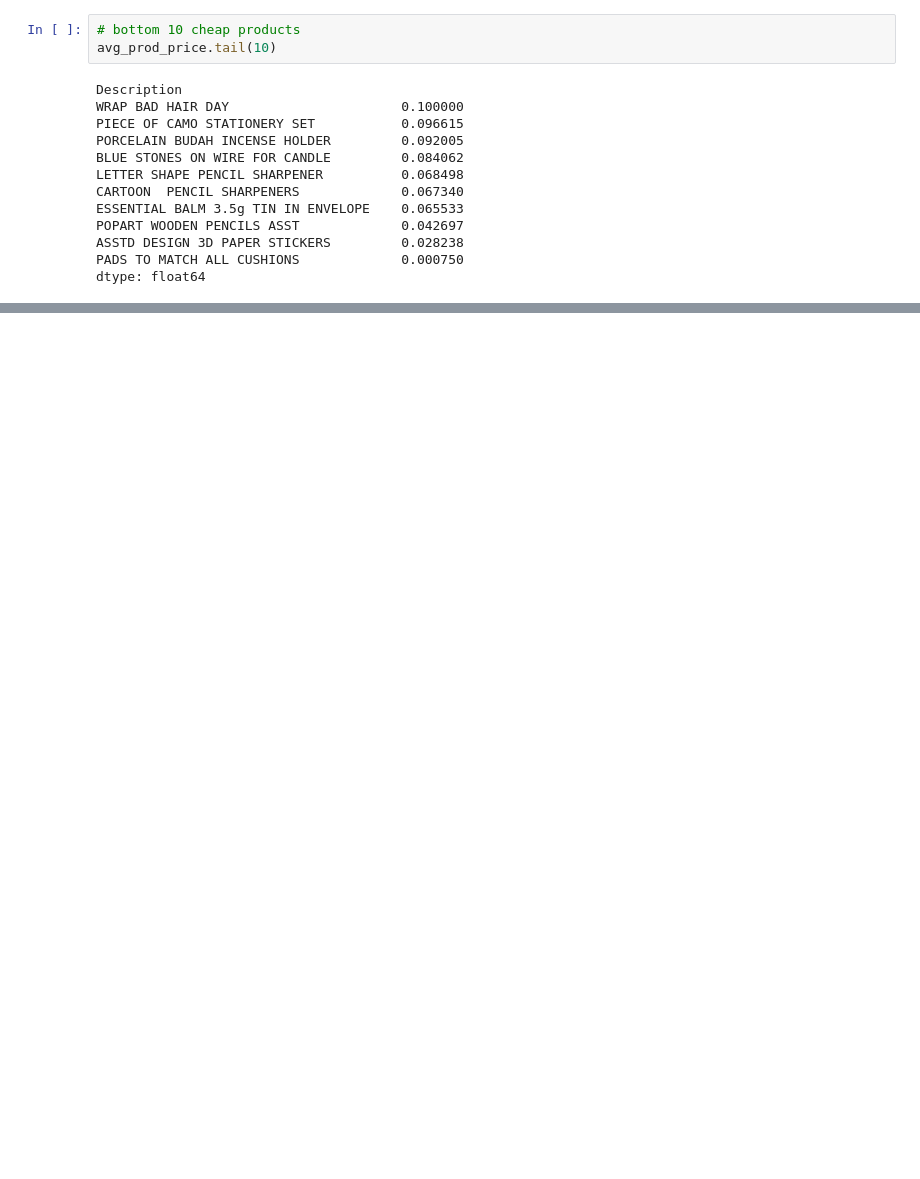
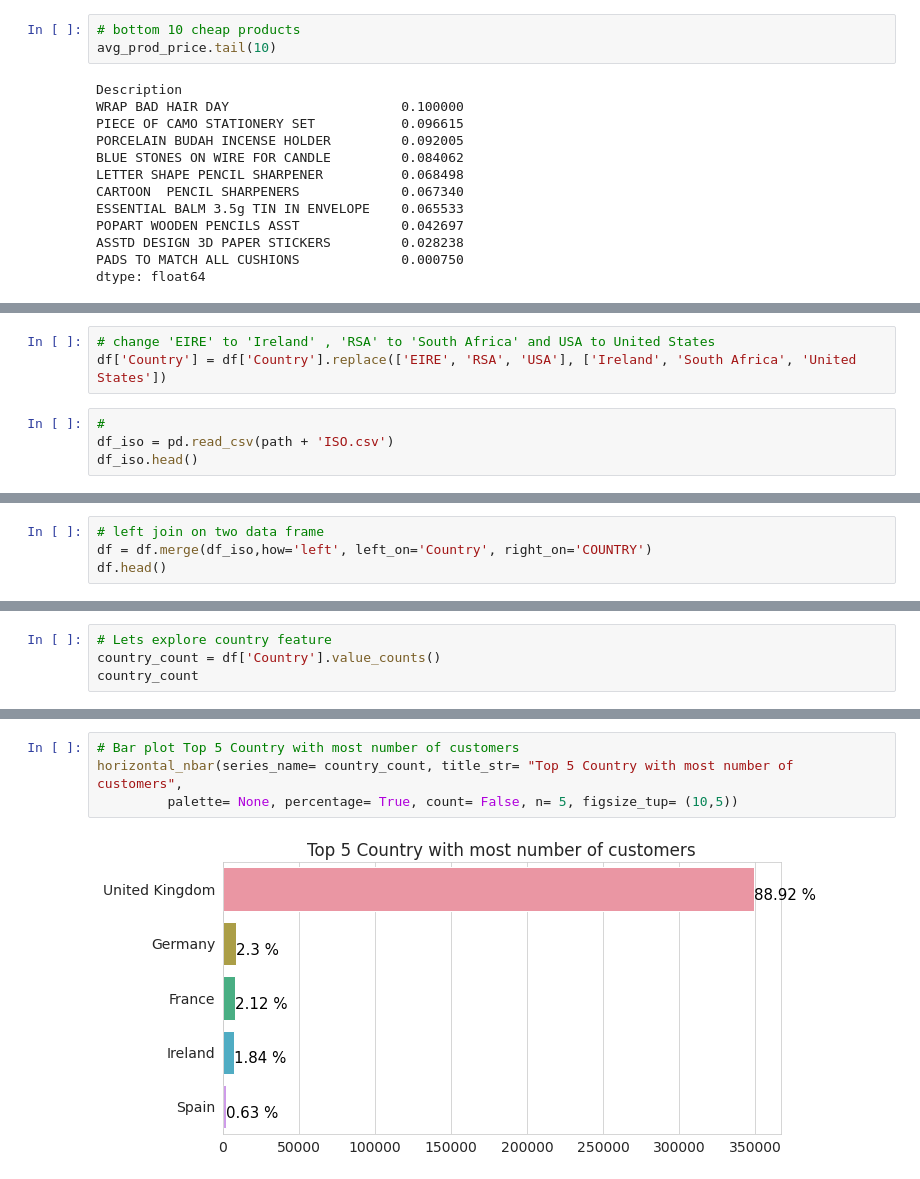
Before and after one commit to Gaurav2912/Customer-Segmentation-, a Jupyter notebook: Customer_Segmentation_Capstone_Project.ipynb, the cells around one changed output, grey strips where cells are left out. Drawn from its saved outputs; the diff is of its cells as text; blank space fills up the shorter version.

```diff
--- a/Customer_Segmentation_Capstone_Project.ipynb
+++ b/Customer_Segmentation_Capstone_Project.ipynb
@@ -687,0 +783,7 @@ dtype: float64
+# %%
+# change 'EIRE' to 'Ireland' , 'RSA' to 'South Africa' and USA to United States
+df['Country'] = df['Country'].replace(['EIRE', 'RSA', 'USA'], ['Ireland', 'South Africa', 'United States'])
+# %%
+#
+df_iso = pd.read_csv(path + 'ISO.csv')
+df_iso.head()
@@ -687,0 +797,4 @@ dtype: float64
+# %%
+# left join on two data frame
+df = df.merge(df_iso,how='left', left_on='Country', right_on='COUNTRY')
+df.head()
@@ -687,0 +809,4 @@ dtype: float64
+# %%
+# Lets explore country feature
+country_count = df['Country'].value_counts()
+country_count
@@ -687,0 +831,6 @@ dtype: float64
+# %%
+# Bar plot Top 5 Country with most number of customers
+horizontal_nbar(series_name= country_count, title_str= "Top 5 Country with most number of customers",
+         palette= None, percentage= True, count= False, n= 5, figsize_tup= (10,5))
+# %% [output]
+[figure, added]
```
Also changed, not shown: parts of 29 cells of this notebook.
